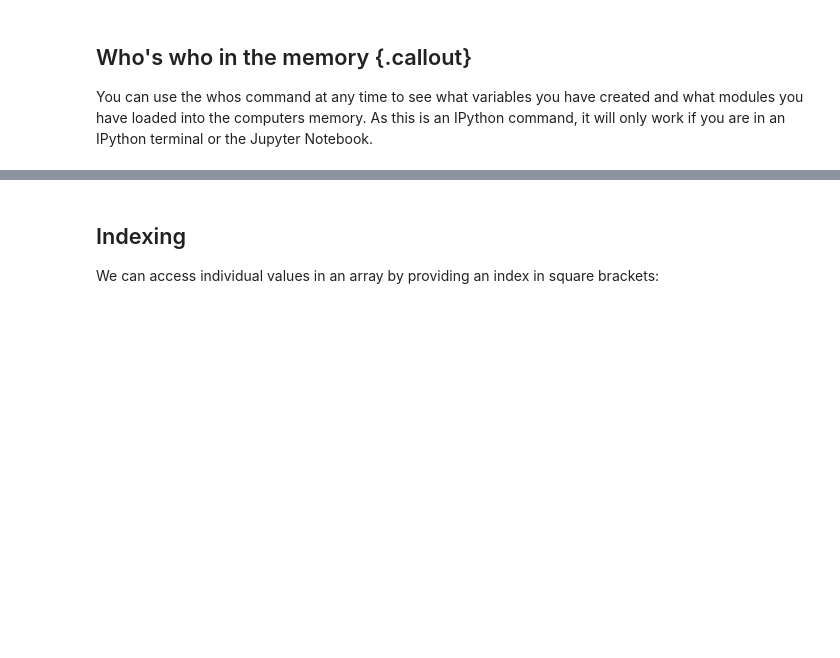
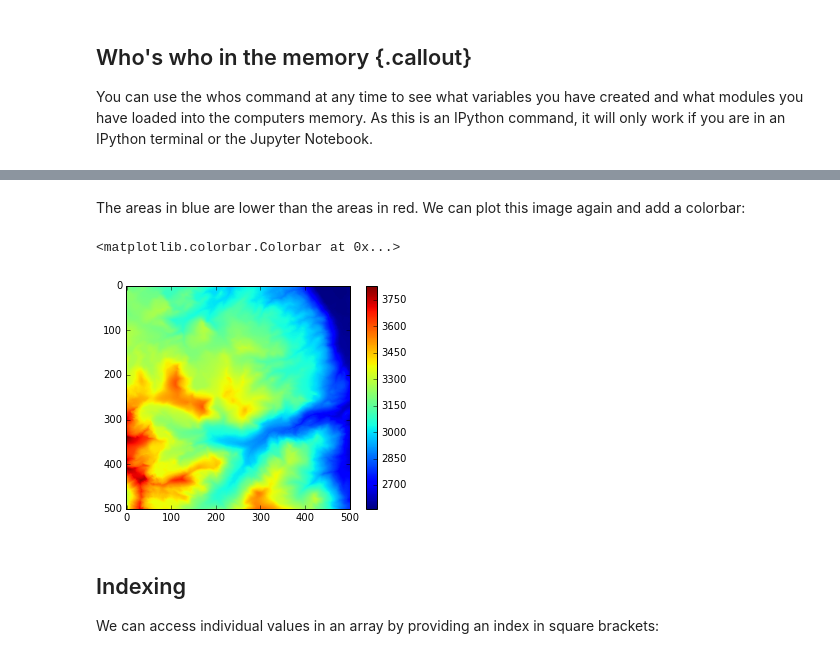
Before and after one commit to csdms/csdms-carpentry, a Jupyter notebook: lessons/python/01-numpy.ipynb, the cells around one changed output, grey strips where cells are left out. Saved outputs shown, nothing was run; the diff lists cells and outputs as text; code cells hidden in the pictures; blank space fills up the shorter version.

```diff
--- a/lessons/python/01-numpy.ipynb
+++ b/lessons/python/01-numpy.ipynb
@@ -80,3 +114,11 @@ topo       ndarray    500x500: 250000 elems, type `float64`, 2000000 bytes (1 Mb
+# %% [markdown]
+The areas in blue are lower than the areas in red. We can plot this image again and add a colorbar:
+# %%
+matplotlib.pyplot.imshow(topo)
+matplotlib.pyplot.colorbar()
+# %% [output]
+<matplotlib.colorbar.Colorbar at 0x...>
+[figure, added]
 # %% [markdown]
 ## Indexing
 
```
Also changed, not shown: parts of 50 cells of this notebook.
